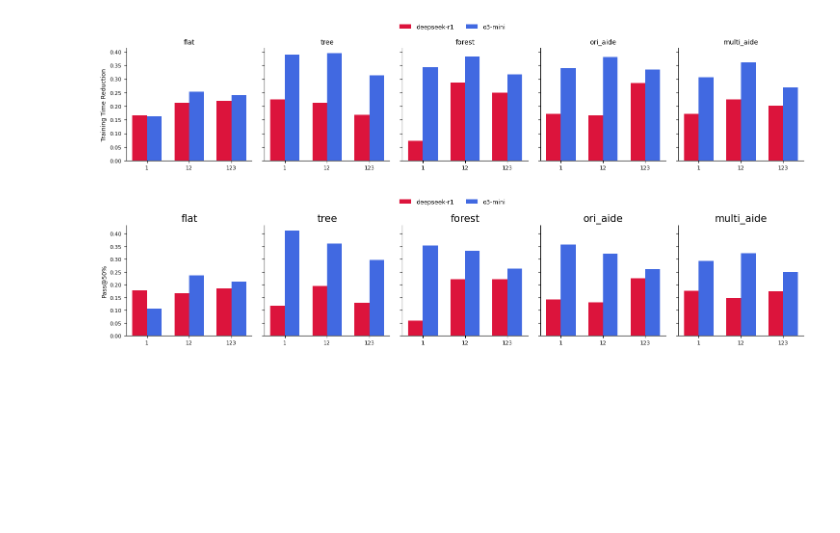
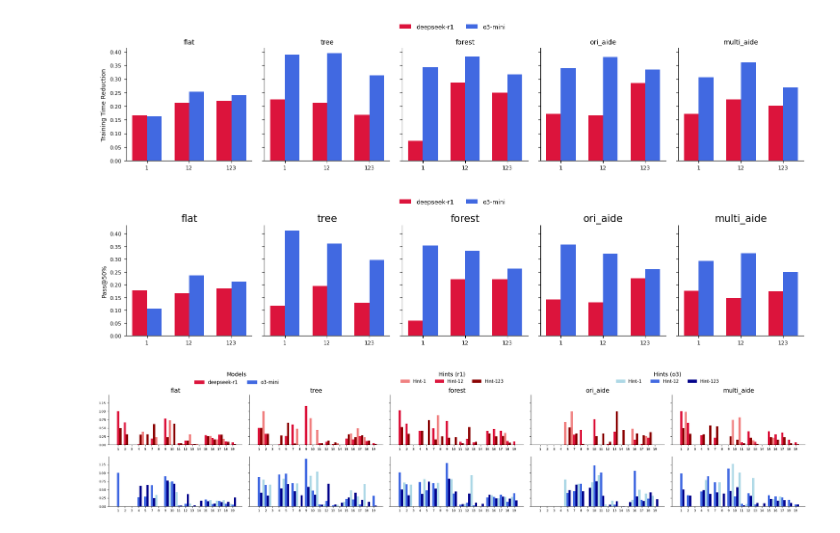
Before and after one commit to facebookresearch/llm-speedrunner, a Jupyter notebook: plot/paper_figure_set_1.ipynb, the cells around one changed output. Cells and saved outputs as stored; diff of their text form; code cells hidden in the pictures; blank space fills up the shorter version.

Commit message:
add figure set 1

```diff
--- a/plot/paper_figure_set_1.ipynb
+++ b/plot/paper_figure_set_1.ipynb
@@ -318,6 +318,9 @@ average_reduction_percentage_all_records
  'multi_aide_125_o3-mini': 0.2698493196240183,
  'multi_aide_z_deepseek-r1': 0.1981377406996286,
  'multi_aide_z_o3-mini': 0.1728652015453163}
+# %%
+for key, value in average_reduction_percentage.items():
+    del average_reduction_percentage[key]['average']
 # %%
 colors = ['crimson', 'royalblue']
 x_labels = [1, 12, 123]
@@ -384,0 +390,72 @@ plt.show()
+# %%
+
+# for key, record_dict in average_reduction_percentage.items():
+#     pass
+
+hint_colors = [
+    ['lightcoral', 'crimson', 'darkred'],
+    ['lightblue', 'royalblue', 'darkblue'],
+]
+
+hint_levels = [1, 12, 125]
+hint_labels = ['Hint-1', 'Hint-12', 'Hint-123']
+
+x_values = np.array([1, 2, 3, 4, 5, 6, 7, 8, 9, 10, 11, 12, 13, 14, 15, 16, 17, 18])
+x_ticks = ['1', '2', '3', '4', '5', '7', '8', '9', '10', '11', '12', '13', '14', '15', '16', '17', '18', '19']
+
+fig, axes = plt.subplots(2, 5, figsize=(25, 5), sharey=True)
+# w = 0.1
+w = 0.33  # reduce width for better separation
+offsets = [-w, 0, w]  # for 3 levels
+
+models = ['deepseek-r1', 'o3-mini']
+algos = ['flat', 'tree', 'forest', 'ori_aide', 'multi_aide']
+
+
+for i, model in enumerate(['deepseek-r1', 'o3-mini']):
+    for idx, search_algo in enumerate(['flat', 'tree', 'forest', 'ori_aide', 'multi_aide']):
+        filtered_figure_data = {k: v for k, v in average_reduction_percentage.items() if search_algo in k}
+        for rec in sorted(filtered_figure_data.keys()):
+            bars = {level: filtered_figure_data[f'{search_algo}_{level}_{model}'] for level in [1, 12, 125]}
+            for level_idx, (level, y) in enumerate(bars.items()):
+                keys = sorted(list(y.keys()), key=lambda x: int(x))
+                values = [y[key] for key in keys]
+                if len(values) < 18:
+                    values = [0] * (18 - len(values)) + values
+                axes[i, idx].bar(x_values + offsets[level_idx], values, width=w, color=hint_colors[i][level_idx])
+
+        if i == 0:
+            axes[i, idx].set_title(search_algo, fontsize=15)
+        axes[i, idx].set_xticks(x_values)
+        axes[i, idx].set_xticklabels(x_ticks, fontsize=8)
+        axes[i, idx].tick_params(axis='y', labelsize=8)
+        axes[i, idx].spines['top'].set_visible(False)
+        axes[i, idx].spines['right'].set_visible(False)
+
+# Legend 1: model identity
+model_patches = [
+    Patch(color='crimson', label='deepseek-r1'),
+    Patch(color='royalblue', label='o3-mini')
+]
+fig.legend(handles=model_patches, loc='upper center', ncol=2, fontsize=12, frameon=False, bbox_to_anchor=(0.20, 1.05), title='Models')
+
+# Legend 2a: red hint levels (deepseek-r1)
+hint_patches_r1 = [
+    Patch(color='lightcoral', label='Hint-1'),
+    Patch(color='crimson', label='Hint-12'),
+    Patch(color='darkred', label='Hint-123'),
+]
+fig.legend(handles=hint_patches_r1, loc='upper center', ncol=3, fontsize=11, frameon=False, bbox_to_anchor=(0.50, 1.05), title='Hints (r1)')
+
+# Legend 2b: blue hint levels (o3-mini)
+hint_patches_o3 = [
+    Patch(color='lightblue', label='Hint-1'),
+    Patch(color='royalblue', label='Hint-12'),
+    Patch(color='darkblue', label='Hint-123'),
+]
+fig.legend(handles=hint_patches_o3, loc='upper center', ncol=3, fontsize=11, frameon=False, bbox_to_anchor=(0.80, 1.05), title='Hints (o3)')
+
+fig.tight_layout(rect=[0, 0, 1, 0.95])
+plt.show()
+# %% [output]
+[figure, added]
```
Also changed, not shown: parts of 1 cell of this notebook.
